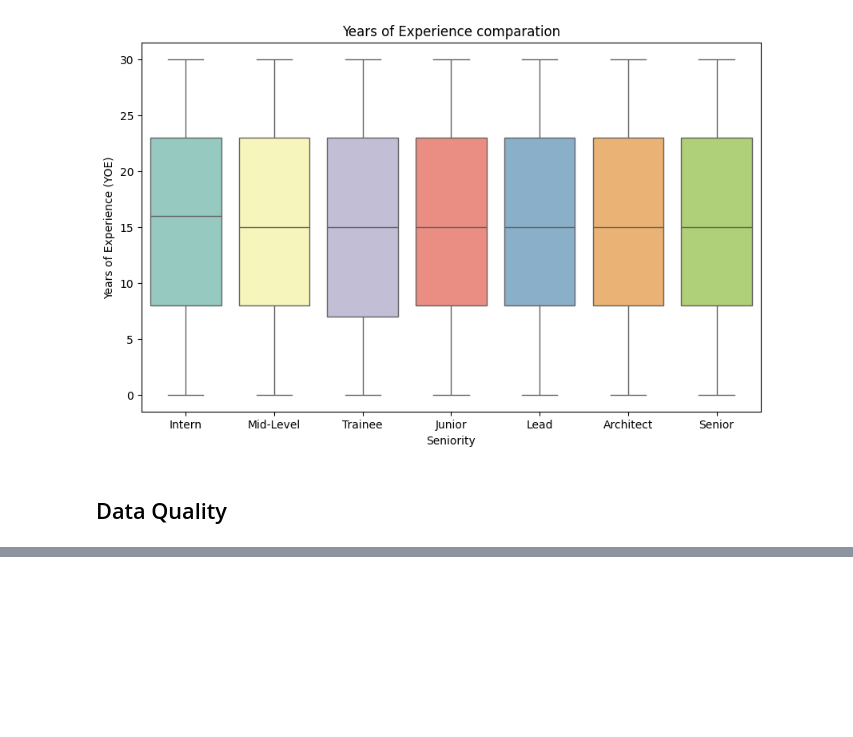
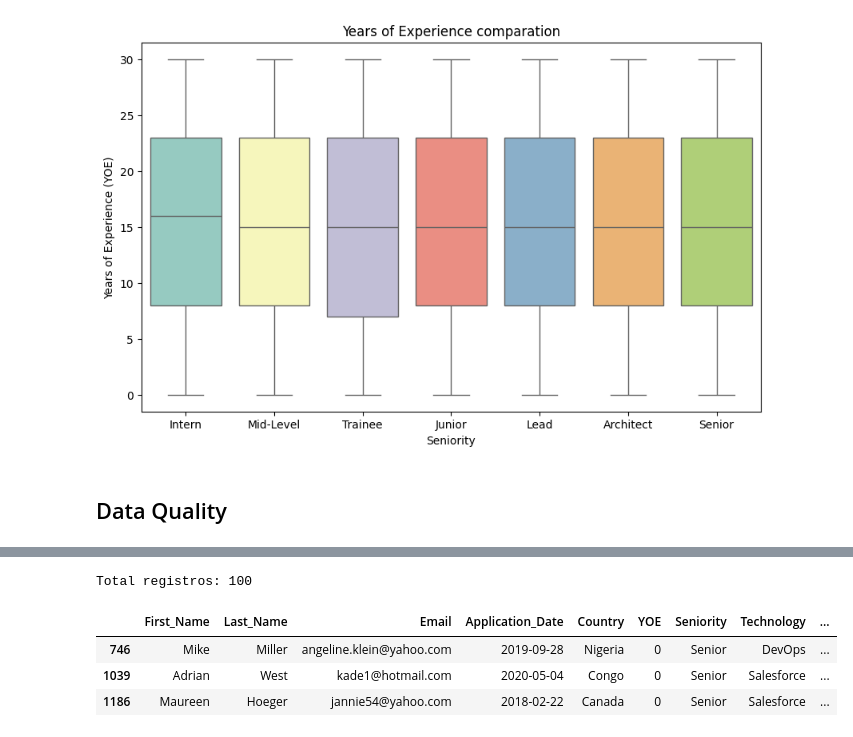
Before and after one commit to caroldvarela/workshop-01, a Jupyter notebook: notebooks/002_EDA.ipynb, the cells around one changed output, grey strips where cells are left out. Cells and saved outputs as stored; diff of their text form; code cells hidden in the pictures; blank space fills up the shorter version.

```diff
--- a/notebooks/002_EDA.ipynb
+++ b/notebooks/002_EDA.ipynb
@@ -296,0 +337,10 @@ Passing `palette` without assigning `hue` is deprecated and will be removed in v
+# %%
+df_senior_zero_experience = df[(df['YOE'] == 0) & (df['Seniority'] == 'Senior')]
+print('Total registros:', df_senior_zero_experience.shape[0])
+df_senior_zero_experience.head(3)
+# %% [output]
+Total registros: 100
+|  | First_Name | Last_Name | Email | Application_Date | Country | YOE | Seniority | Technology | ... |
+| 746 | Mike | Miller | angeline.klein@yahoo.com | 2019-09-28 | Nigeria | 0 | Senior | DevOps | ... |
+| 1039 | Adrian | West | kade1@hotmail.com | 2020-05-04 | Congo | 0 | Senior | Salesforce | ... |
+| 1186 | Maureen | Hoeger | jannie54@yahoo.com | 2018-02-22 | Canada | 0 | Senior | Salesforce | ... |
```
Also changed, not shown: parts of 11 cells of this notebook.
